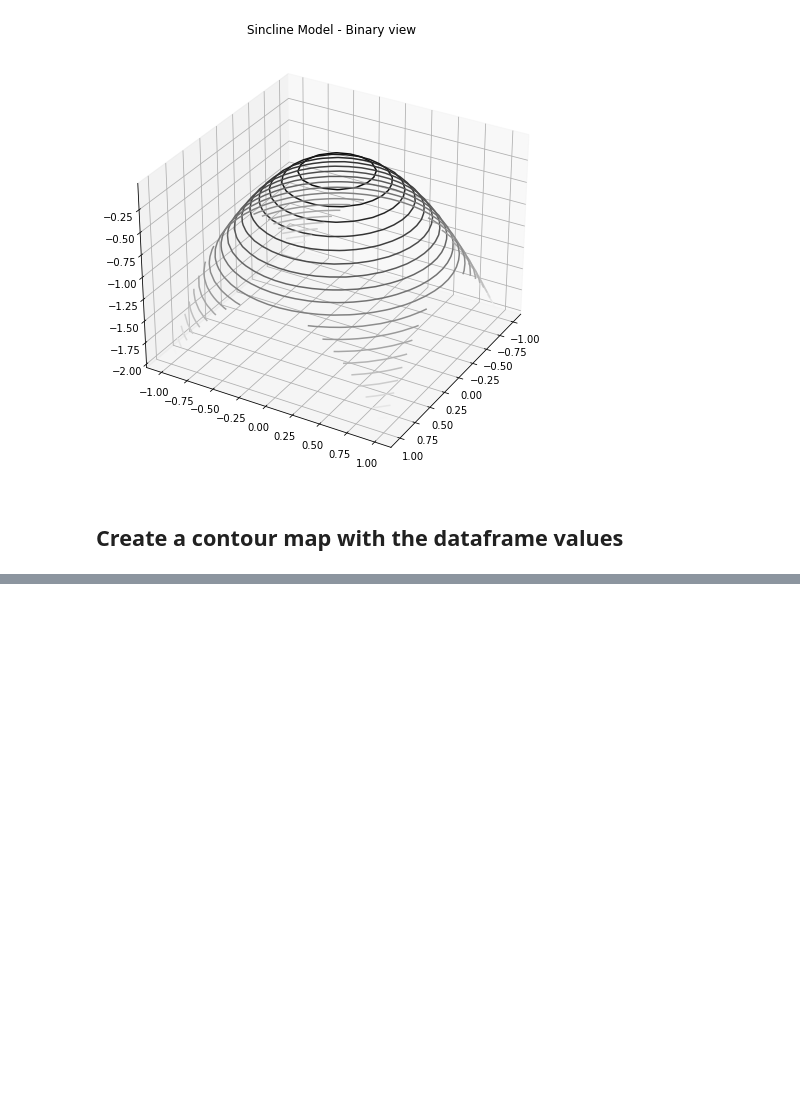
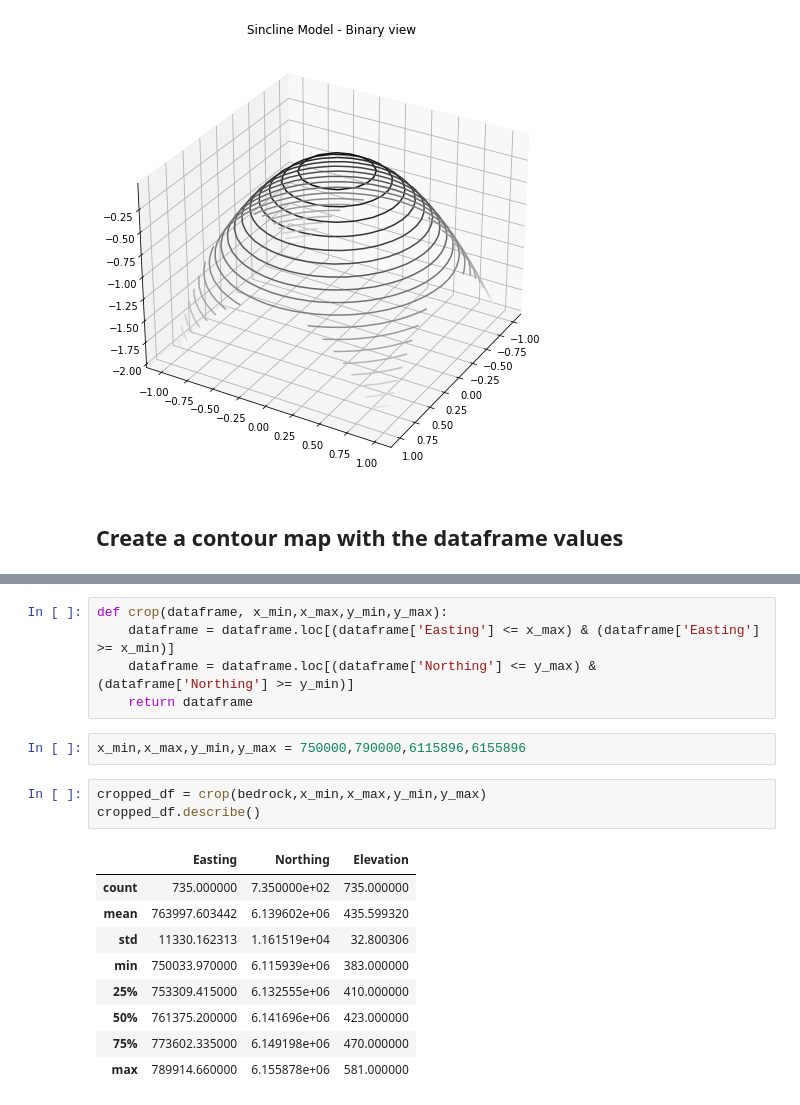
Before and after one commit to r3card0/Subsurface_Mapping, a Jupyter notebook: Subsurface_Mapping.ipynb, the cells around one changed output, grey strips where cells are left out. Cells and saved outputs as stored; diff of their text form; blank space fills up the shorter version.

```diff
--- a/Subsurface_Mapping.ipynb
+++ b/Subsurface_Mapping.ipynb
@@ -212,3 +239,23 @@ bedrock.loc[bedrock['Elevation'] == -9999.0]
+# %%
+def crop(dataframe, x_min,x_max,y_min,y_max):
+    dataframe = dataframe.loc[(dataframe['Easting'] <= x_max) & (dataframe['Easting'] >= x_min)]
+    dataframe = dataframe.loc[(dataframe['Northing'] <= y_max) & (dataframe['Northing'] >= y_min)]
+    return dataframe
+# %%
+x_min,x_max,y_min,y_max = 750000,790000,6115896,6155896
+# %%
+cropped_df = crop(bedrock,x_min,x_max,y_min,y_max)
+cropped_df.describe()
+# %% [output]
+|  | Easting | Northing | Elevation |
+| count | 735.000000 | 7.350000e+02 | 735.000000 |
+| mean | 763997.603442 | 6.139602e+06 | 435.599320 |
+| std | 11330.162313 | 1.161519e+04 | 32.800306 |
+| min | 750033.970000 | 6.115939e+06 | 383.000000 |
+| 25% | 753309.415000 | 6.132555e+06 | 410.000000 |
+| 50% | 761375.200000 | 6.141696e+06 | 423.000000 |
+| 75% | 773602.335000 | 6.149198e+06 | 470.000000 |
+| max | 789914.660000 | 6.155878e+06 | 581.000000 |
 # %% [markdown]
 <a style='text-decoration:none;line-height:16px;display:flex;color:#5B5B62;padding:10px;justify-content:end;' href='https://deepnote.com?utm_source=created-in-deepnote-cell&projectId=22e90012-8c1c-4fa6-bf22-3fab8d76a457' target="_blank">
 <img alt='Created in deepnote.com' style='display:inline;max-height:16px;margin:0px;margin-right:7.5px;' src='embedded-picture-1' > </img>
```
Also changed, not shown: parts of 6 cells of this notebook.
